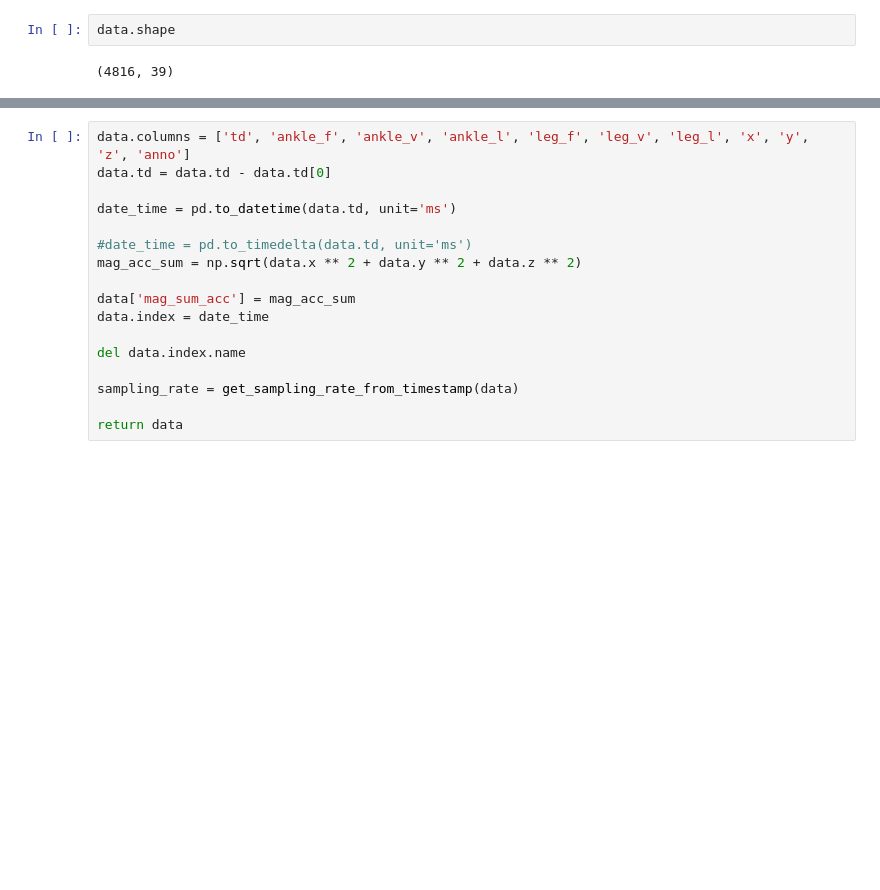
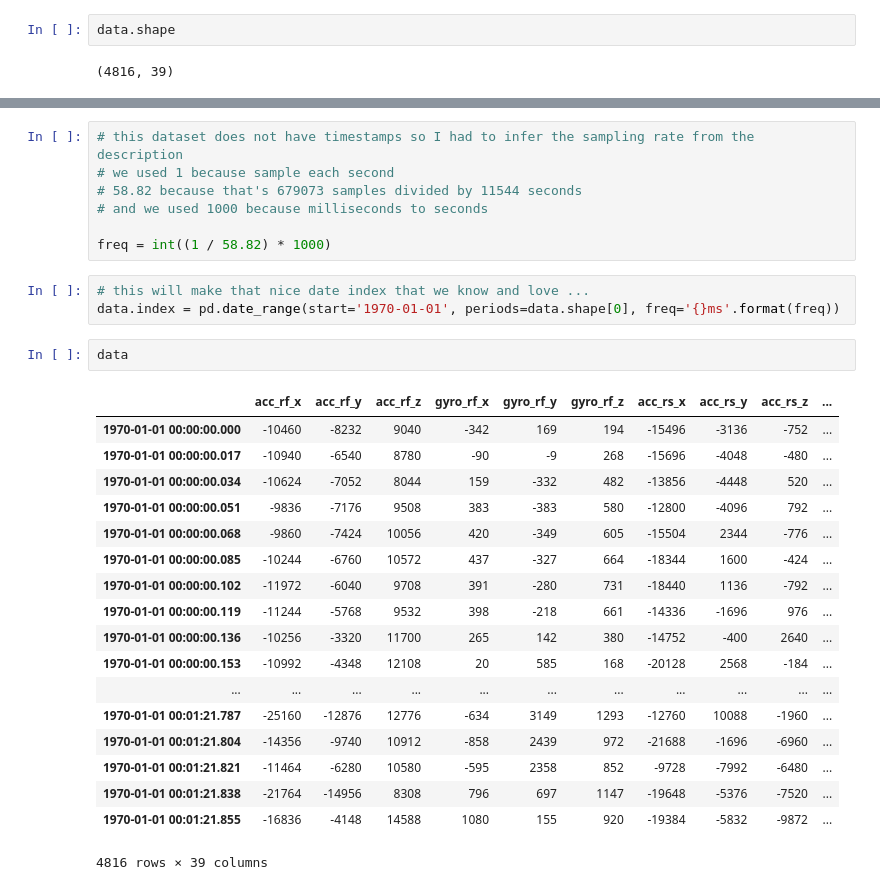
Before and after one commit to pdkit/pdkit, a Jupyter notebook: notebooks/new_datasets.ipynb, the cells around one changed output, grey strips where cells are left out. Drawn from its saved outputs; the diff is of its cells as text; blank space fills up the shorter version.

Commit message:
started working on hugadn dataset

```diff
--- a/notebooks/new_datasets.ipynb
+++ b/notebooks/new_datasets.ipynb
@@ -137,17 +99,31 @@ DatetimeIndex([       '1970-01-01 00:00:00', '1970-01-01 00:00:00.017000',
-# %%
-data.columns = ['td', 'ankle_f', 'ankle_v', 'ankle_l', 'leg_f', 'leg_v', 'leg_l', 'x', 'y', 'z', 'anno']
-data.td = data.td - data.td[0]
-
-date_time = pd.to_datetime(data.td, unit='ms')
-
-#date_time = pd.to_timedelta(data.td, unit='ms')
-mag_acc_sum = np.sqrt(data.x ** 2 + data.y ** 2 + data.z ** 2)
-
-data['mag_sum_acc'] = mag_acc_sum
-data.index = date_time
-
-del data.index.name
-
-sampling_rate = get_sampling_rate_from_timestamp(data)
-
-return data
+# %%
+# this dataset does not have timestamps so I had to infer the sampling rate from the description
+# we used 1 because sample each second
+# 58.82 because that's 679073 samples divided by 11544 seconds
+# and we used 1000 because milliseconds to seconds
+
+freq = int((1 / 58.82) * 1000)
+# %%
+# this will make that nice date index that we know and love ...
+data.index = pd.date_range(start='1970-01-01', periods=data.shape[0], freq='{}ms'.format(freq))
+# %%
+data
+# %% [output]
+|  | acc_rf_x | acc_rf_y | acc_rf_z | gyro_rf_x | gyro_rf_y | gyro_rf_z | acc_rs_x | acc_rs_y | acc_rs_z | ... |
+| 1970-01-01 00:00:00.000 | -10460 | -8232 | 9040 | -342 | 169 | 194 | -15496 | -3136 | -752 | ... |
+| 1970-01-01 00:00:00.017 | -10940 | -6540 | 8780 | -90 | -9 | 268 | -15696 | -4048 | -480 | ... |
+| 1970-01-01 00:00:00.034 | -10624 | -7052 | 8044 | 159 | -332 | 482 | -13856 | -4448 | 520 | ... |
+| 1970-01-01 00:00:00.051 | -9836 | -7176 | 9508 | 383 | -383 | 580 | -12800 | -4096 | 792 | ... |
+| 1970-01-01 00:00:00.068 | -9860 | -7424 | 10056 | 420 | -349 | 605 | -15504 | 2344 | -776 | ... |
+| 1970-01-01 00:00:00.085 | -10244 | -6760 | 10572 | 437 | -327 | 664 | -18344 | 1600 | -424 | ... |
+| 1970-01-01 00:00:00.102 | -11972 | -6040 | 9708 | 391 | -280 | 731 | -18440 | 1136 | -792 | ... |
+| 1970-01-01 00:00:00.119 | -11244 | -5768 | 9532 | 398 | -218 | 661 | -14336 | -1696 | 976 | ... |
+| 1970-01-01 00:00:00.136 | -10256 | -3320 | 11700 | 265 | 142 | 380 | -14752 | -400 | 2640 | ... |
+| 1970-01-01 00:00:00.153 | -10992 | -4348 | 12108 | 20 | 585 | 168 | -20128 | 2568 | -184 | ... |
+| ... | ... | ... | ... | ... | ... | ... | ... | ... | ... | ... |
+| 1970-01-01 00:01:21.787 | -25160 | -12876 | 12776 | -634 | 3149 | 1293 | -12760 | 10088 | -1960 | ... |
+| 1970-01-01 00:01:21.804 | -14356 | -9740 | 10912 | -858 | 2439 | 972 | -21688 | -1696 | -6960 | ... |
+| 1970-01-01 00:01:21.821 | -11464 | -6280 | 10580 | -595 | 2358 | 852 | -9728 | -7992 | -6480 | ... |
+| 1970-01-01 00:01:21.838 | -21764 | -14956 | 8308 | 796 | 697 | 1147 | -19648 | -5376 | -7520 | ... |
+| 1970-01-01 00:01:21.855 | -16836 | -4148 | 14588 | 1080 | 155 | 920 | -19384 | -5832 | -9872 | ... |
+4816 rows × 39 columns
```
Also changed, not shown: parts of 11 cells of this notebook.
